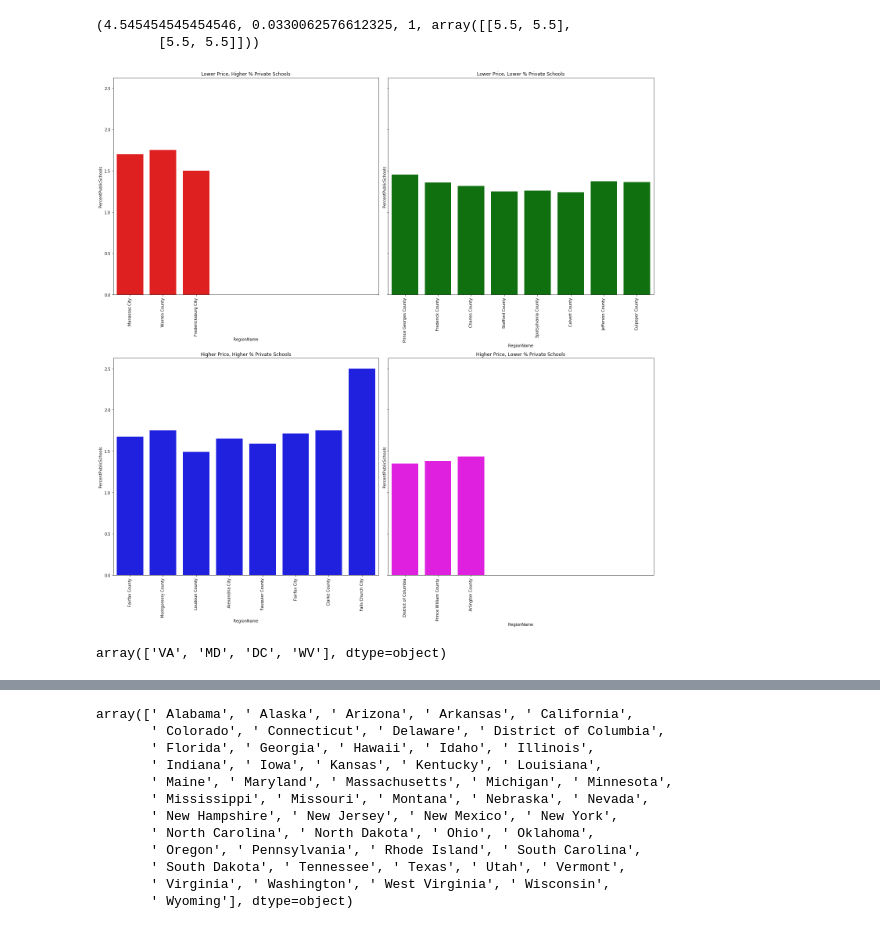
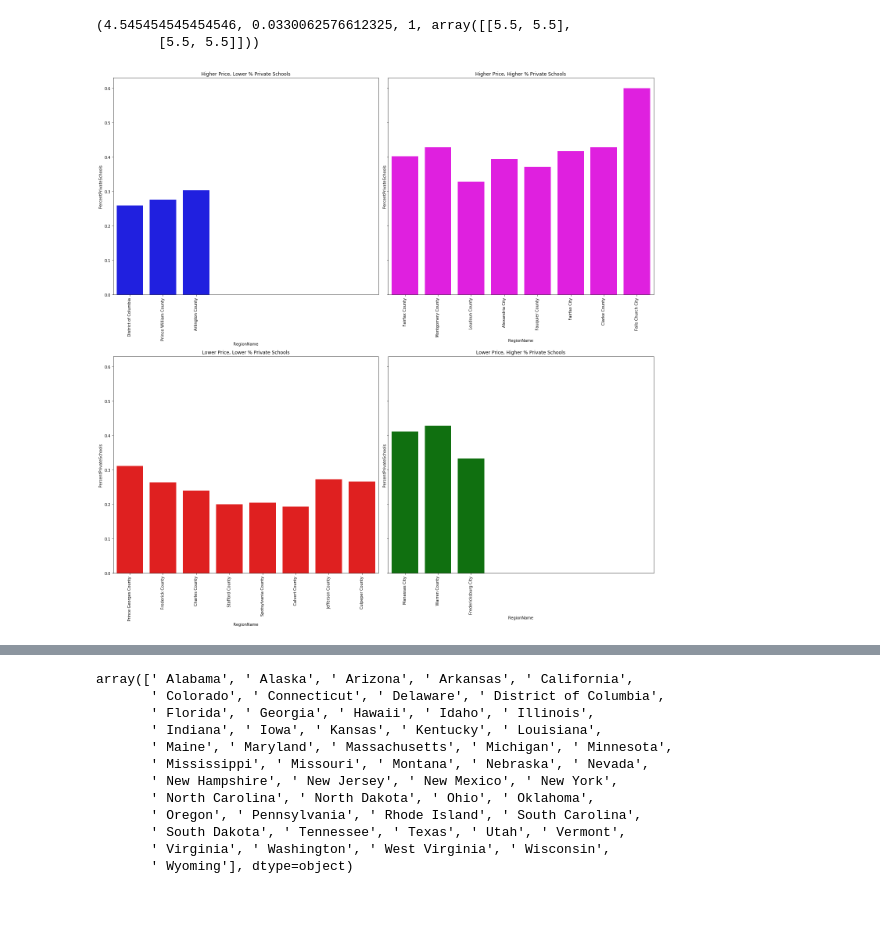
Before and after one commit to muoyo/dc-metro-housing, a Jupyter notebook: dchousing.ipynb, the cells around one changed output, grey strips where cells are left out. Cells and saved outputs as stored; diff of their text form; code cells hidden in the pictures.

```diff
--- a/dchousing.ipynb
+++ b/dchousing.ipynb
@@ -424,0 +386,3 @@ dcmetro_median_pct_public_schools
+# %%
+dcmetro_median_pct_private_schools = df_dcmetro_merged['PercentPrivateSchools'].median()
+dcmetro_median_pct_private_schools
@@ -433,27 +399,27 @@ dcmetro_median_house_price
 dcmetro_house_price_is_low = df_dcmetro_merged['MedianHousePrice'] <= dcmetro_median_house_price
 dcmetro_house_price_is_high = df_dcmetro_merged['MedianHousePrice'] > dcmetro_median_house_price
 
-dcmetro_pct_public_schools_is_low = df_dcmetro_merged['PercentPublicSchools'] <= dcmetro_median_pct_public_schools
-dcmetro_pct_public_schools_is_high = df_dcmetro_merged['PercentPublicSchools'] > dcmetro_median_pct_public_schools
+dcmetro_pct_private_schools_is_low = df_dcmetro_merged['PercentPrivateSchools'] <= dcmetro_median_pct_private_schools
+dcmetro_pct_private_schools_is_high = df_dcmetro_merged['PercentPrivateSchools'] > dcmetro_median_pct_private_schools
 
-dcmetro_low_price_low_pct_public_schools = df_dcmetro_merged.loc[dcmetro_house_price_is_low & dcmetro_pct_public_schools_is_low]
-dcmetro_low_price_high_pct_public_schools = df_dcmetro_merged.loc[dcmetro_house_price_is_low & dcmetro_pct_public_schools_is_high]
-dcmetro_high_price_low_pct_public_schools = df_dcmetro_merged.loc[dcmetro_house_price_is_high & dcmetro_pct_public_schools_is_low]
-dcmetro_high_price_high_pct_public_schools = df_dcmetro_merged.loc[dcmetro_house_price_is_high & dcmetro_pct_public_schools_is_high]
+dcmetro_low_price_low_pct_private_schools = df_dcmetro_merged.loc[dcmetro_house_price_is_low & dcmetro_pct_private_schools_is_low]
+dcmetro_low_price_high_pct_private_schools = df_dcmetro_merged.loc[dcmetro_house_price_is_low & dcmetro_pct_private_schools_is_high]
+dcmetro_high_price_low_pct_private_schools = df_dcmetro_merged.loc[dcmetro_house_price_is_high & dcmetro_pct_private_schools_is_low]
+dcmetro_high_price_high_pct_private_schools = df_dcmetro_merged.loc[dcmetro_house_price_is_high & dcmetro_pct_private_schools_is_high]
 
 
 stats.chi2_contingency(np.array(
-[[    # Top Left Quadrant
-    len(dcmetro_low_price_low_pct_public_schools),
+[[   # Bottom Left Quadrant
+    len(dcmetro_high_price_low_pct_private_schools),
+
+    # Bottom Right Quadrant
+    len(dcmetro_high_price_high_pct_private_schools)],
+
+[    # Top Left Quadrant
+    len(dcmetro_low_price_low_pct_private_schools),
 
     # Top Right Quadrant
-    len(dcmetro_low_price_high_pct_public_schools)
-],
-[   # Bottom Left Quadrant
-    len(dcmetro_high_price_low_pct_public_schools),
-
-    # Bottom Right Quadrant
-    len(dcmetro_high_price_high_pct_public_schools)
+    len(dcmetro_low_price_high_pct_private_schools)
 ]]), False)
 # %% [output]
 (4.545454545454546, 0.0330062576612325, 1, array([[5.5, 5.5],
@@ -461,28 +427,24 @@ stats.chi2_contingency(np.array(
 # %%
 f, ax = plt.subplots(2, 2, figsize=(20,20), sharey=True)
 
-plot_titles = [['Lower Price, Higher % Private Schools','Lower Price, Lower % Private Schools'],
-               ['Higher Price, Higher % Private Schools','Higher Price, Lower % Private Schools']]
+plot_titles = [['Higher Price, Lower % Private Schools','Higher Price, Higher % Private Schools'],
+               ['Lower Price, Lower % Private Schools','Lower Price, Higher % Private Schools']]
 
-sns.barplot(dcmetro_low_price_low_pct_public_schools['RegionName'], 1 / dcmetro_low_price_low_pct_public_schools['PercentPublicSchools'], ax=ax[0][0], color='red')
-sns.barplot(dcmetro_low_price_high_pct_public_schools['RegionName'], 1 / dcmetro_low_price_high_pct_public_schools['PercentPublicSchools'], ax=ax[0][1], color='green')
-sns.barplot(dcmetro_high_price_low_pct_public_schools['RegionName'], 1 / dcmetro_high_price_low_pct_public_schools['PercentPublicSchools'], ax=ax[1][0], color='blue')
-sns.barplot(dcmetro_high_price_high_pct_public_schools['RegionName'], 1 / dcmetro_high_price_high_pct_public_schools['PercentPublicSchools'], ax=ax[1][1], color='magenta')
+sns.barplot(dcmetro_high_price_low_pct_private_schools['RegionName'], dcmetro_high_price_low_pct_private_schools['PercentPrivateSchools'], ax=ax[0][0], color='blue')
+sns.barplot(dcmetro_high_price_high_pct_private_schools['RegionName'], dcmetro_high_price_high_pct_private_schools['PercentPrivateSchools'], ax=ax[0][1], color='magenta')
+sns.barplot(dcmetro_low_price_low_pct_private_schools['RegionName'], dcmetro_low_price_low_pct_private_schools['PercentPrivateSchools'], ax=ax[1][0], color='red')
+sns.barplot(dcmetro_low_price_high_pct_private_schools['RegionName'], dcmetro_low_price_high_pct_private_schools['PercentPrivateSchools'], ax=ax[1][1], color='green')
 
 for i in np.arange(0,2):
     for j in np.arange(0,2):
         plt.setp(ax[i][j].xaxis.get_majorticklabels(),rotation=90)
         ax[i][j].title.set_text(plot_titles[i][j])
         ax[i][j].set_xlim(-0.5,8-0.5)
 
 
 plt.tight_layout()
 # %% [output]
-[figure, old version]
+[figure, new version]
-# %%
-df_dcmetro_merged.State.unique()
-# %% [output]
-array(['VA', 'MD', 'DC', 'WV'], dtype=object)
 # %%
 df_dcmetro_merged
 # %% [output]
```
Also changed, not shown: parts of 24 cells of this notebook.
